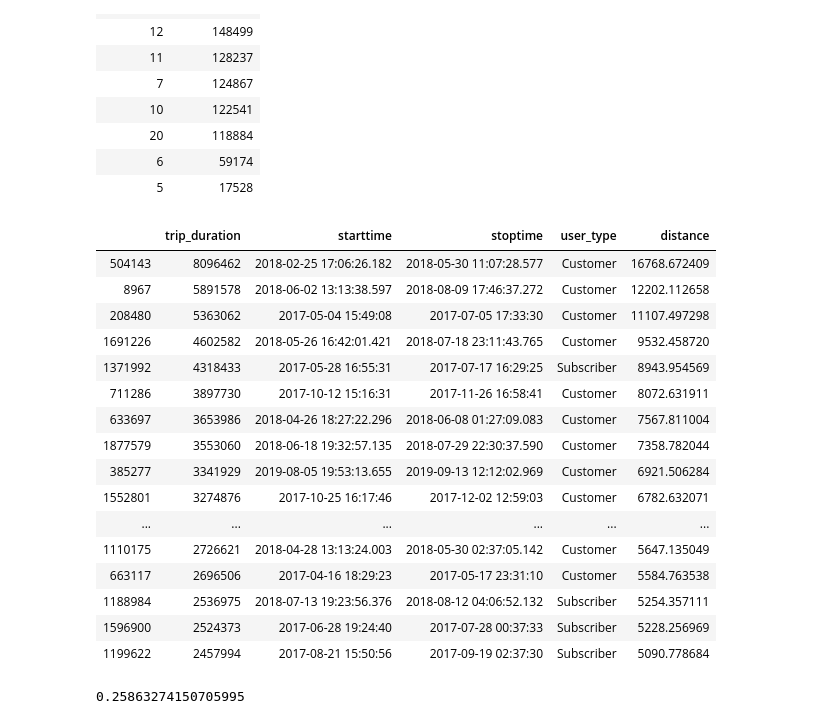
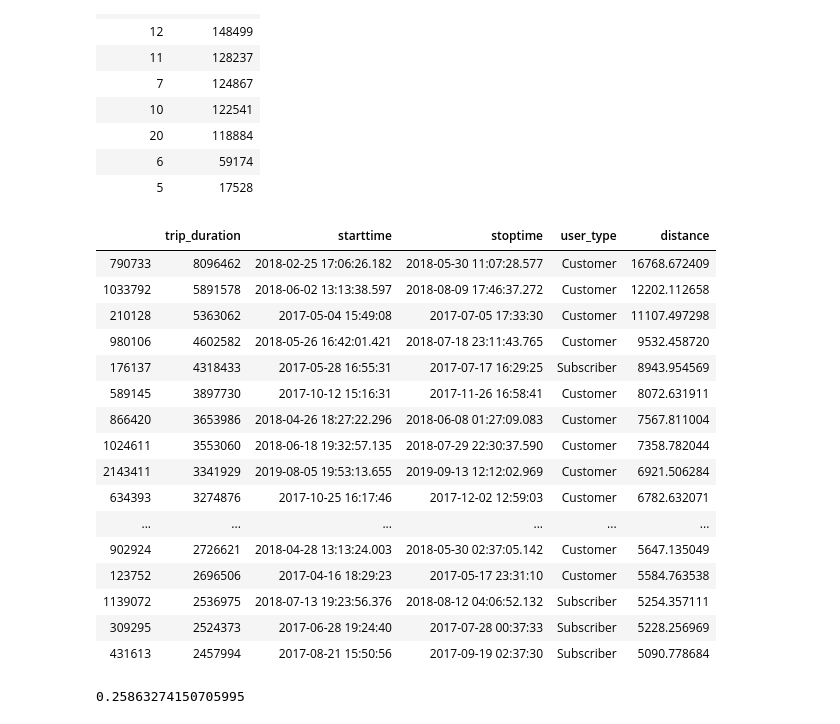
Before and after one commit to zhangym1256/Citi-Bike-Capstone, a Jupyter notebook: may/data_extraction.ipynb, the cells around one changed output. Drawn from its saved outputs; the diff is of its cells as text; code cells hidden in the pictures.

```diff
--- a/may/data_extraction.ipynb
+++ b/may/data_extraction.ipynb
@@ -217,0 +165,3 @@ Index(['trip_duration', 'starttime', 'stoptime', 'start_station_ID',
+# %%
+train_df_weather = pd.read_csv('train_weather.csv',index_col = 0)
+test_df_weather = pd.read_csv('test_weather.csv',index_col = 0)
@@ -267,22 +272,22 @@ train_df['distance'] = (train_df['trip_duration']/3600)*7.456
 # %%
-train_df.loc[train_df.distance > 10].sort_values(by = 'trip_duration', ascending = False).\
+train_df_weather.loc[train_df_weather.distance > 10].sort_values(by = 'trip_duration', ascending = False).\
 head(20)[['trip_duration', 'starttime', 'stoptime', 'user_type', 'distance']]
 # %% [output]
 |  | trip_duration | starttime | stoptime | user_type | distance |
-| 504143 | 8096462 | 2018-02-25 17:06:26.182 | 2018-05-30 11:07:28.577 | Customer | 16768.672409 |
-| 8967 | 5891578 | 2018-06-02 13:13:38.597 | 2018-08-09 17:46:37.272 | Customer | 12202.112658 |
-| 208480 | 5363062 | 2017-05-04 15:49:08 | 2017-07-05 17:33:30 | Customer | 11107.497298 |
-| 1691226 | 4602582 | 2018-05-26 16:42:01.421 | 2018-07-18 23:11:43.765 | Customer | 9532.458720 |
-| 1371992 | 4318433 | 2017-05-28 16:55:31 | 2017-07-17 16:29:25 | Subscriber | 8943.954569 |
-| 711286 | 3897730 | 2017-10-12 15:16:31 | 2017-11-26 16:58:41 | Customer | 8072.631911 |
-| 633697 | 3653986 | 2018-04-26 18:27:22.296 | 2018-06-08 01:27:09.083 | Customer | 7567.811004 |
-| 1877579 | 3553060 | 2018-06-18 19:32:57.135 | 2018-07-29 22:30:37.590 | Customer | 7358.782044 |
-| 385277 | 3341929 | 2019-08-05 19:53:13.655 | 2019-09-13 12:12:02.969 | Customer | 6921.506284 |
-| 1552801 | 3274876 | 2017-10-25 16:17:46 | 2017-12-02 12:59:03 | Customer | 6782.632071 |
+| 790733 | 8096462 | 2018-02-25 17:06:26.182 | 2018-05-30 11:07:28.577 | Customer | 16768.672409 |
+| 1033792 | 5891578 | 2018-06-02 13:13:38.597 | 2018-08-09 17:46:37.272 | Customer | 12202.112658 |
+| 210128 | 5363062 | 2017-05-04 15:49:08 | 2017-07-05 17:33:30 | Customer | 11107.497298 |
+| 980106 | 4602582 | 2018-05-26 16:42:01.421 | 2018-07-18 23:11:43.765 | Customer | 9532.458720 |
+| 176137 | 4318433 | 2017-05-28 16:55:31 | 2017-07-17 16:29:25 | Subscriber | 8943.954569 |
+| 589145 | 3897730 | 2017-10-12 15:16:31 | 2017-11-26 16:58:41 | Customer | 8072.631911 |
+| 866420 | 3653986 | 2018-04-26 18:27:22.296 | 2018-06-08 01:27:09.083 | Customer | 7567.811004 |
+| 1024611 | 3553060 | 2018-06-18 19:32:57.135 | 2018-07-29 22:30:37.590 | Customer | 7358.782044 |
+| 2143411 | 3341929 | 2019-08-05 19:53:13.655 | 2019-09-13 12:12:02.969 | Customer | 6921.506284 |
+| 634393 | 3274876 | 2017-10-25 16:17:46 | 2017-12-02 12:59:03 | Customer | 6782.632071 |
 | ... | ... | ... | ... | ... | ... |
-| 1110175 | 2726621 | 2018-04-28 13:13:24.003 | 2018-05-30 02:37:05.142 | Customer | 5647.135049 |
-| 663117 | 2696506 | 2017-04-16 18:29:23 | 2017-05-17 23:31:10 | Customer | 5584.763538 |
-| 1188984 | 2536975 | 2018-07-13 19:23:56.376 | 2018-08-12 04:06:52.132 | Subscriber | 5254.357111 |
-| 1596900 | 2524373 | 2017-06-28 19:24:40 | 2017-07-28 00:37:33 | Subscriber | 5228.256969 |
-| 1199622 | 2457994 | 2017-08-21 15:50:56 | 2017-09-19 02:37:30 | Subscriber | 5090.778684 |
+| 902924 | 2726621 | 2018-04-28 13:13:24.003 | 2018-05-30 02:37:05.142 | Customer | 5647.135049 |
+| 123752 | 2696506 | 2017-04-16 18:29:23 | 2017-05-17 23:31:10 | Customer | 5584.763538 |
+| 1139072 | 2536975 | 2018-07-13 19:23:56.376 | 2018-08-12 04:06:52.132 | Subscriber | 5254.357111 |
+| 309295 | 2524373 | 2017-06-28 19:24:40 | 2017-07-28 00:37:33 | Subscriber | 5228.256969 |
+| 431613 | 2457994 | 2017-08-21 15:50:56 | 2017-09-19 02:37:30 | Subscriber | 5090.778684 |
 # %%
```
Also changed, not shown: parts of 48 cells of this notebook.
